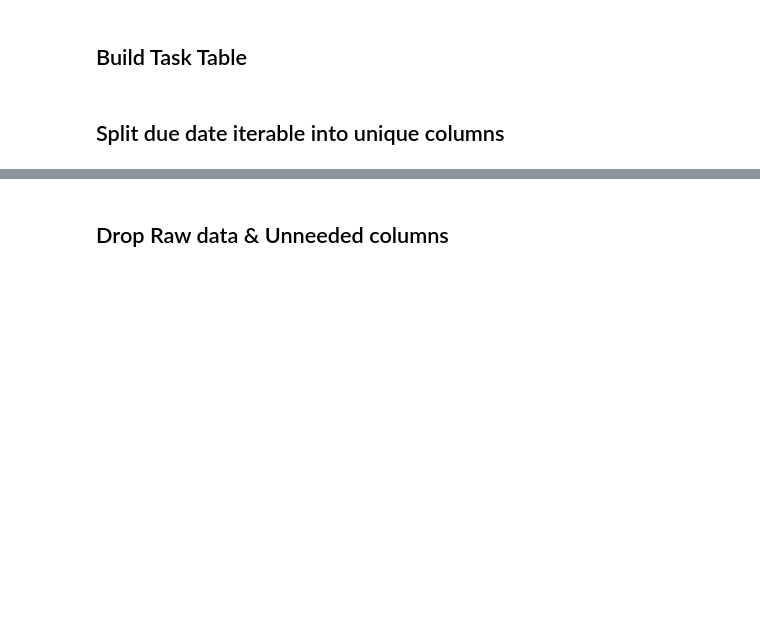
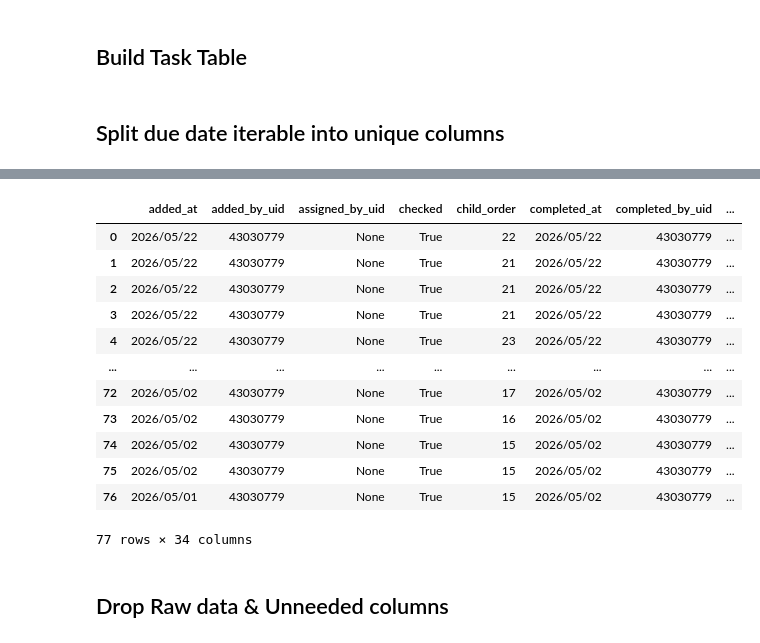
Before and after one commit to avryluy/TaskEnergySystem-ToDoIst, a Jupyter notebook: testing-ground.ipynb, the cells around one changed output, grey strips where cells are left out. Saved outputs shown, nothing was run; the diff lists cells and outputs as text; code cells hidden in the pictures; blank space fills up the shorter version.

Commit message:
get projects and connect to task table

```diff
--- a/testing-ground.ipynb
+++ b/testing-ground.ipynb
@@ -23,7 +23,7 @@ headers = {"Authorization": f"Bearer {cd.api_key}"}
 request_body = {
     "since" : None,
     "until" : None,
-    "limit": 200
+    "limit": "200"
 }
 # %%
 Path.exists(data_path)
@@ -55,18 +57,21 @@ def split_column(data,split,key):
 
 def todistRequest(request, param, header):
     items = []
+    result_type = "items"
     cursor = None
+    if 'project' in request:
+            result_type = "results"
     url = baseurl + request
     while True:
         params = param
         if cursor:
             params["cursor"] = cursor
 
-        response = requests.get(url, headers=header, params=params)
+        response = requests.get(url, params=params, headers=header)
         response.raise_for_status()
         data = response.json()
 
-        items.extend(data["results"])
+        items.extend(data.get(result_type))
 
         cursor = data.get("next_cursor")
         if not cursor:
@@ -105,8 +115,10 @@ iso_end_date = end_date.isoformat()
 request_body['since'] = start_date
 request_body['until'] = end_date
 # %%
-project_request = request_body.get("limit")
+project_request = request_body
 
-projects = todistRequest(get_projects, request_body, headers)
+projects = todistRequest(get_projects, project_request, headers)
 proj_df = pd.DataFrame(projects)
 proj_df = proj_df[['id','name']]
+proj_df.rename(columns={"name":"ProjectName","id":"ProjectID"},inplace=True)
+proj_df
@@ -144,3 +190,21 @@ combined_df
+# %%
+full_data = pd.merge(left=combined_df, right=proj_df,how='left',left_on="project_id",right_on='ProjectID')
+full_data
+# proj_df
+# %% [output]
+|  | added_at | added_by_uid | assigned_by_uid | checked | child_order | completed_at | completed_by_uid | ... |
+| 0 | 2026/05/22 | 43030779 | None | True | 22 | 2026/05/22 | 43030779 | ... |
+| 1 | 2026/05/22 | 43030779 | None | True | 21 | 2026/05/22 | 43030779 | ... |
+| 2 | 2026/05/22 | 43030779 | None | True | 21 | 2026/05/22 | 43030779 | ... |
+| 3 | 2026/05/22 | 43030779 | None | True | 21 | 2026/05/22 | 43030779 | ... |
+| 4 | 2026/05/22 | 43030779 | None | True | 23 | 2026/05/22 | 43030779 | ... |
+| ... | ... | ... | ... | ... | ... | ... | ... | ... |
+| 72 | 2026/05/02 | 43030779 | None | True | 17 | 2026/05/02 | 43030779 | ... |
+| 73 | 2026/05/02 | 43030779 | None | True | 16 | 2026/05/02 | 43030779 | ... |
+| 74 | 2026/05/02 | 43030779 | None | True | 15 | 2026/05/02 | 43030779 | ... |
+| 75 | 2026/05/02 | 43030779 | None | True | 15 | 2026/05/02 | 43030779 | ... |
+| 76 | 2026/05/01 | 43030779 | None | True | 15 | 2026/05/02 | 43030779 | ... |
+77 rows × 34 columns
 # %% [markdown]
 ## Drop Raw data & Unneeded columns
 # %%
```
Also changed, not shown: parts of 7 cells of this notebook.
